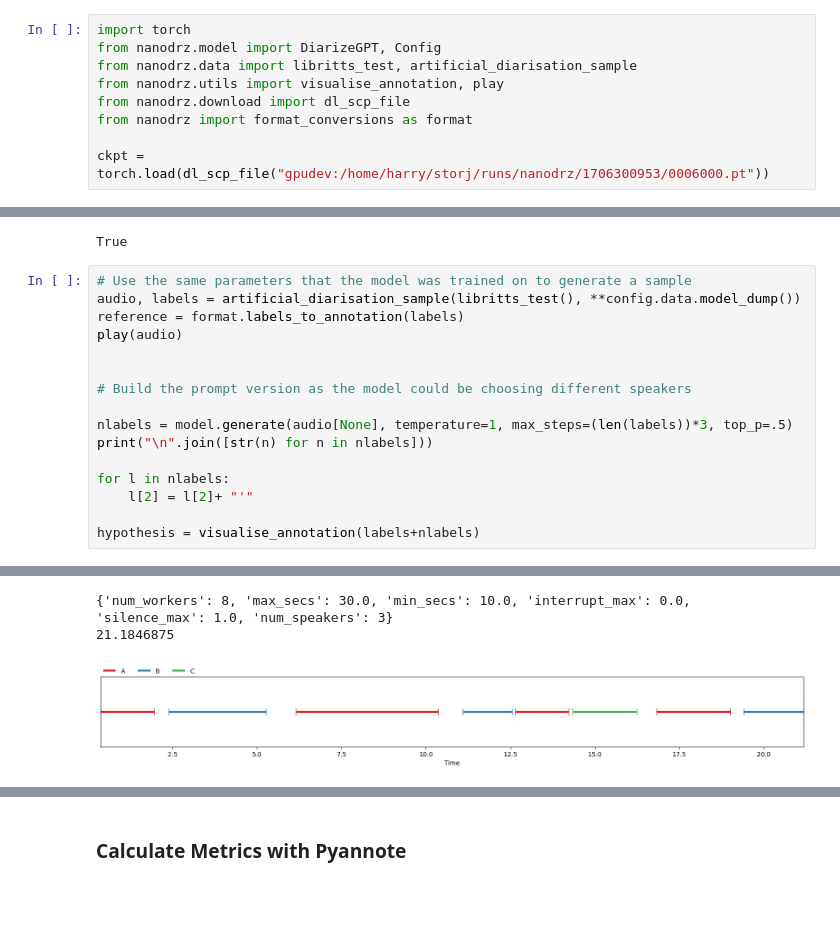
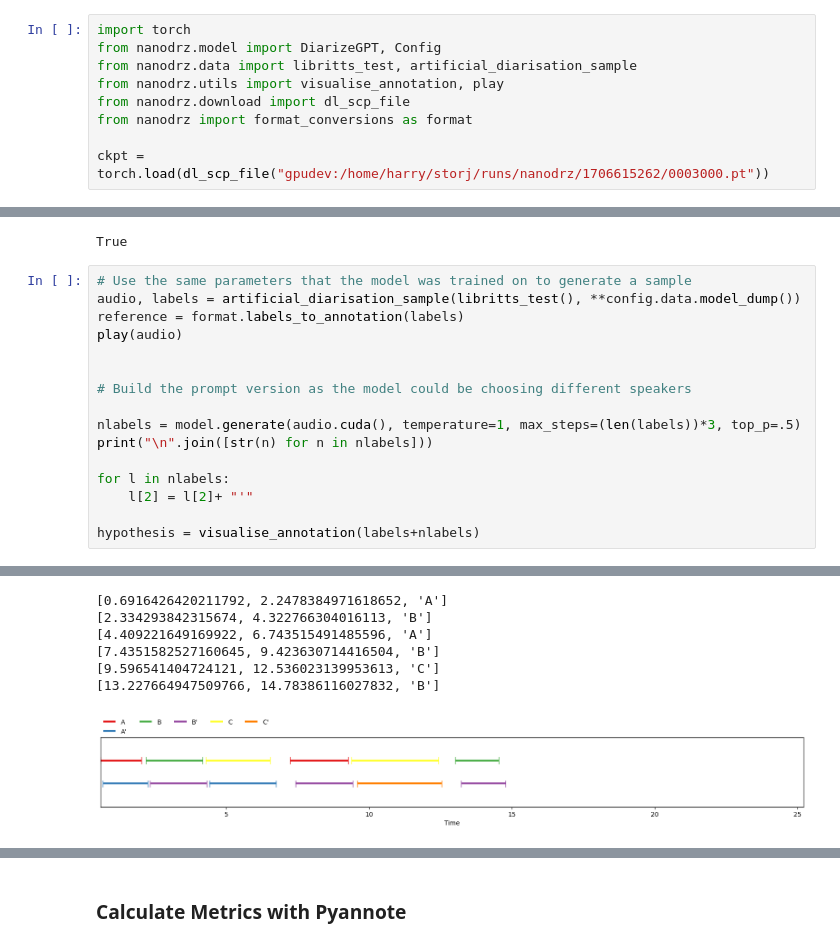
Before and after one commit to mogwai/nanodrz, a Jupyter notebook: notebook/inference.ipynb, the cells around one changed output, grey strips where cells are left out. Drawn from its saved outputs; the diff is of its cells as text; blank space fills up the shorter version.

```diff
--- a/notebook/inference.ipynb
+++ b/notebook/inference.ipynb
@@ -10,5 +10,5 @@ from nanodrz.utils import visualise_annotation, play
 from nanodrz.download import dl_scp_file
 from nanodrz import format_conversions as format
 
-ckpt = torch.load(dl_scp_file("gpudev:/home/harry/storj/runs/nanodrz/1706300953/0006000.pt"))
+ckpt = torch.load(dl_scp_file("gpudev:/home/harry/storj/runs/nanodrz/1706615262/0003000.pt"))
 # %% [output]
@@ -32,7 +37,7 @@ play(audio)
 
 # Build the prompt version as the model could be choosing different speakers
 
-nlabels = model.generate(audio[None], temperature=1, max_steps=(len(labels))*3, top_p=.5)
+nlabels = model.generate(audio.cuda(), temperature=1, max_steps=(len(labels))*3, top_p=.5)
 print("\n".join([str(n) for n in nlabels]))
 
 for l in nlabels:
@@ -43,3 +49,7 @@ hypothesis = visualise_annotation(labels+nlabels)
-{'num_workers': 8, 'max_secs': 30.0, 'min_secs': 10.0, 'interrupt_max': 0.0, 'silence_max': 1.0, 'num_speakers': 3}
-21.1846875
+[0.6916426420211792, 2.2478384971618652, 'A']
+[2.334293842315674, 4.322766304016113, 'B']
+[4.409221649169922, 6.743515491485596, 'A']
+[7.4351582527160645, 9.423630714416504, 'B']
+[9.596541404724121, 12.536023139953613, 'C']
+[13.227664947509766, 14.78386116027832, 'B']
-[figure, old version]
+[figure, new version]
```
Also changed, not shown: parts of 4 cells of this notebook, 4 other files.
